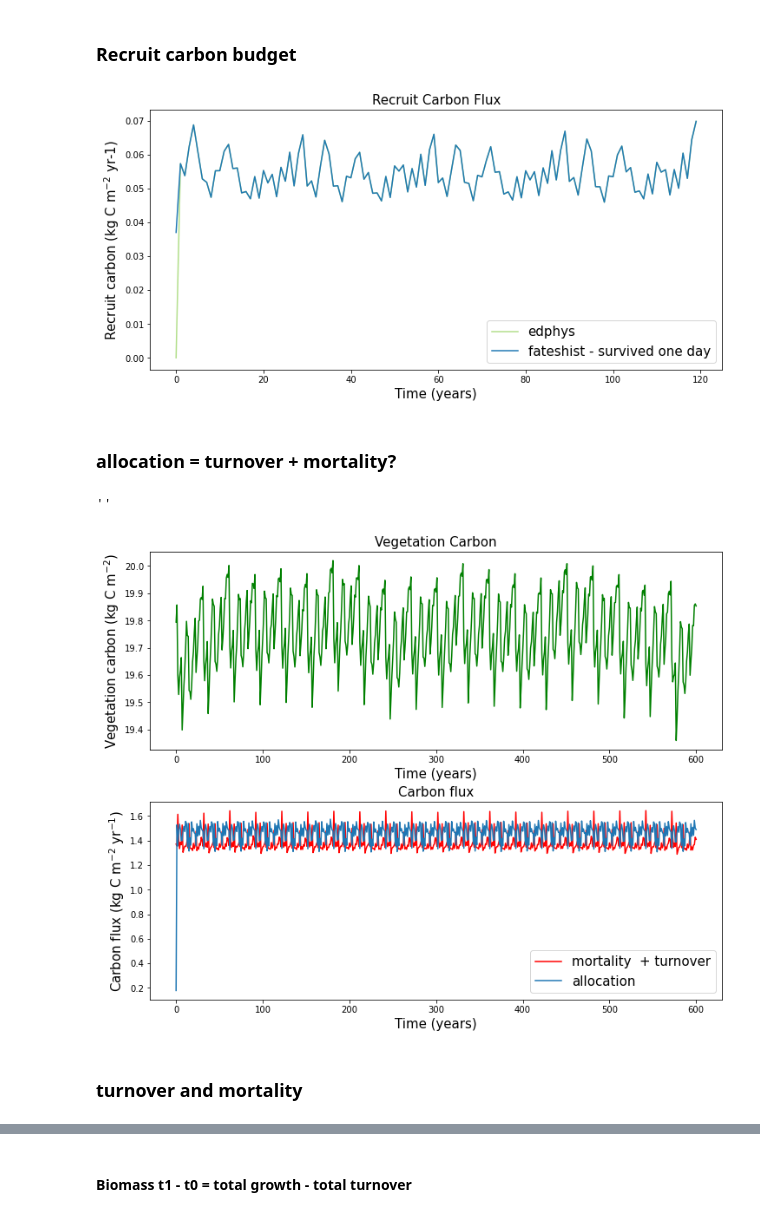
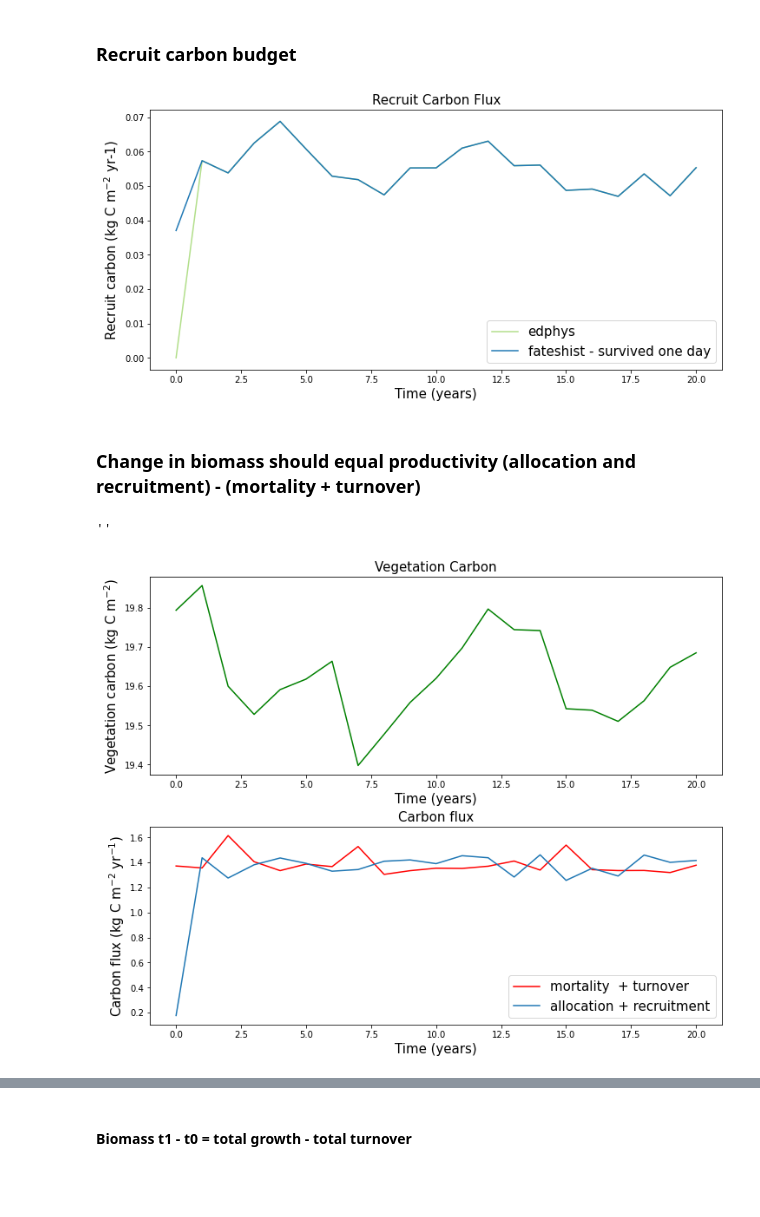
Before and after one commit to JessicaNeedham/FATES-plotting-scripts, a Jupyter notebook: fates_c_budget.ipynb, the cells around one changed output, grey strips where cells are left out. Cells and saved outputs as stored; diff of their text form; code cells hidden in the pictures; blank space fills up the shorter version.

```diff
--- a/fates_c_budget.ipynb
+++ b/fates_c_budget.ipynb
@@ -31,7 +31,8 @@ colormap = dark(range(12))
 # %% [markdown]
 #### Load FATES
 # %%
-fates = '/pscratch/sd/j/jneedham/elm_runs/dben/bia_spinup.Eb645be3aa2-F46cf01a4.2023-05-19/run/lnd/hist/bia_spinup.Eb645be3aa2-F46cf01a4.2023-05-19.elm.h0.sofar.nc'
+#fates = '/pscratch/sd/j/jneedham/elm_runs/dben/bia_spinup.Eb645be3aa2-F46cf01a4.2023-05-19/run/lnd/hist/bia_spinup.Eb645be3aa2-F46cf01a4.2023-05-19.elm.h0.sofar.nc'
+fates = '/pscratch/sd/j/jneedham/elm_runs/dben/bia_spinup_cbudget.Eb645be3aa2-F46cf01a4.2023-08-08/run/lnd/hist/bia_spinup_cbudget.Eb645be3aa2-F46cf01a4.2023-08-08.elm.h0.sofar.nc'
 fates = xr.open_dataset(fates,  decode_times=False)
 
 nyears = int(len(fates.variables['time']))
@@ -152,6 +153,6 @@ f1ax0.set_xlabel(r'Time (years)', fontsize = 15)
 f1ax0.legend(fontsize = 15)
 fig1.savefig('recruit.png')
 # %% [output]
-[figure, old version]
+[figure, new version]
 # %% [markdown]
-### allocation = turnover + mortality?
+### Change in biomass should equal productivity (allocation and recruitment) - (mortality + turnover)
@@ -160,48 +159,53 @@ fig1.savefig('recruit.png')
 # %%
-cmort = fates.FATES_MORTALITY_CFLUX_PF * 31536000
+# Death of existing trees (not including trees that died on day one?)
+cmort = fates.FATES_MORTALITY_CFLUX_PF * 365 * 86400
 cmort_tot = cmort.sum(dim='fates_levpft')
 
+# turnover of tissues
 turnover = (fates.FATES_LEAFCTURN_CANOPY_SZ + fates.FATES_FROOTCTURN_CANOPY_SZ +
             fates.FATES_STORECTURN_CANOPY_SZ + fates.FATES_STRUCTCTURN_CANOPY_SZ +
             fates.FATES_SAPWOODCTURN_CANOPY_SZ +
             fates.FATES_LEAFCTURN_USTORY_SZ + fates.FATES_FROOTCTURN_USTORY_SZ +
             fates.FATES_STORECTURN_USTORY_SZ + fates.FATES_STRUCTCTURN_USTORY_SZ +
-            fates.FATES_SAPWOODCTURN_USTORY_SZ) * 31536000
+            fates.FATES_SAPWOODCTURN_USTORY_SZ) * 365 * 86400
+turnover = turnover.sum(dim='fates_levscls')
 
-turnover = turnover.sum(dim='fates_levscls')  #  add seed decay?
+#seed_decay  =  fates.FATES_SEED_DECAY_EL.sum(dim='fates_level')  * 365  * 86400
 
 
-growth = (fates.FATES_SEED_PROD_CANOPY_SZ + fates.FATES_LEAF_ALLOC_CANOPY_SZ +
-          fates.FATES_FROOT_ALLOC_CANOPY_SZ + fates.FATES_SAPWOOD_ALLOC_CANOPY_SZ +
-          fates.FATES_STRUCT_ALLOC_CANOPY_SZ + fates.FATES_SEED_ALLOC_CANOPY_SZ  +
+# recruitment of new plants (not including those that died on day one?)
+recruits = fates.FATES_RECRUITMENT_CFLUX_PF.sum(dim='fates_levpft') * 365 * 86400
+
+# growth of existing plants - NOT including production of new seeds
+growth = (#fates.FATES_SEED_PROD_CANOPY_SZ + fates.FATES_SEED_ALLOC_CANOPY_SZ  + # is this double counting?
+          fates.FATES_FROOT_ALLOC_CANOPY_SZ + fates.FATES_LEAF_ALLOC_CANOPY_SZ +
+          fates.FATES_STRUCT_ALLOC_CANOPY_SZ + fates.FATES_SAPWOOD_ALLOC_CANOPY_SZ +
           fates.FATES_STORE_ALLOC_CANOPY_SZ +
-          fates.FATES_SEED_PROD_USTORY_SZ + fates.FATES_LEAF_ALLOC_USTORY_SZ +
-          fates.FATES_FROOT_ALLOC_USTORY_SZ + fates.FATES_SAPWOOD_ALLOC_USTORY_SZ +
-          fates.FATES_STRUCT_ALLOC_USTORY_SZ + fates.FATES_SEED_ALLOC_USTORY_SZ  +
-          fates.FATES_STORE_ALLOC_USTORY_SZ) * 31536000
-growth = growth.sum(dim='fates_levscls') #+ (fates.FATES_SEEDS_IN * 31536000)
+         # fates.FATES_SEED_PROD_USTORY_SZ + fates.FATES_SEED_ALLOC_USTORY_SZ  +
+          fates.FATES_FROOT_ALLOC_USTORY_SZ + fates.FATES_LEAF_ALLOC_USTORY_SZ +
+          fates.FATES_STRUCT_ALLOC_USTORY_SZ + fates.FATES_SAPWOOD_ALLOC_USTORY_SZ +
+          fates.FATES_STORE_ALLOC_USTORY_SZ) * 365 * 86400
+growth = growth.sum(dim='fates_levscls')
 
 vegc = fates.FATES_VEGC_PF
 vegc = vegc.sum(dim='fates_levpft')
 
 fig1, ((f1ax0, f1ax1)) = plt.subplots(nrows=2,ncols=1, figsize=(10,8), constrained_layout=True)
 
 f1ax0.plot(time, vegc, color='green')
 f1ax0.set_title(r'Vegetation Carbon', fontsize = 15)
 f1ax0.set_ylabel(r'Vegetation carbon (kg C m$^{-2}$)', fontsize = 15)
 f1ax0.set_xlabel(r'Time (years)', fontsize = 15)
 
 f1ax1.plot(time, cmort_tot + turnover, label = 'mortality  + turnover', color='red')
-f1ax1.plot(time, growth, label = 'allocation')
+f1ax1.plot(time, growth + recruits, label = 'allocation + recruitment')
 f1ax1.set_title(r'Carbon flux', fontsize = 15)
 f1ax1.set_ylabel(r'Carbon flux (kg C m$^{-2}$ yr$^{-1}$)', fontsize = 15)
 f1ax1.set_xlabel(r'Time (years)', fontsize = 15)
 f1ax1.legend(fontsize=15)
 
 fig1.savefig('Cflux.png')
 ;
 # %% [output]
 ''
-[figure, old version]
+[figure, new version]
-# %% [markdown]
-###  turnover and mortality
```
Also changed, not shown: parts of 10 cells of this notebook.
